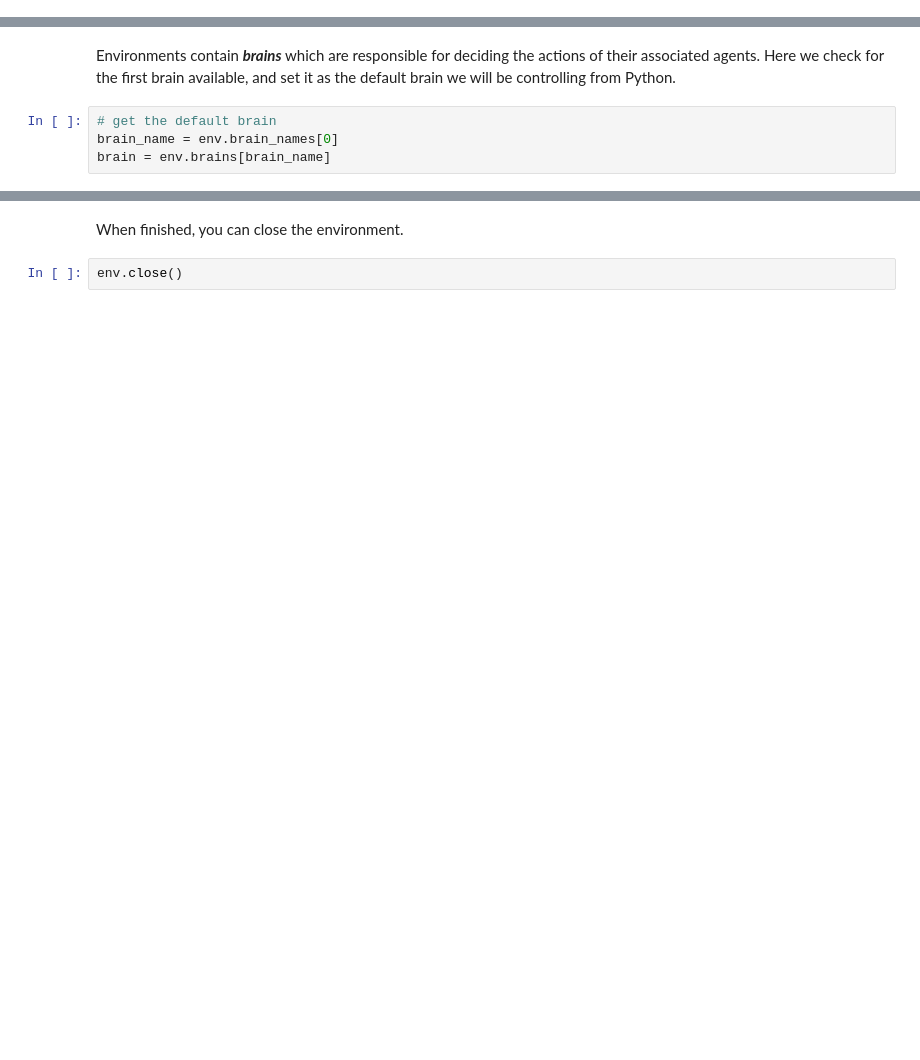
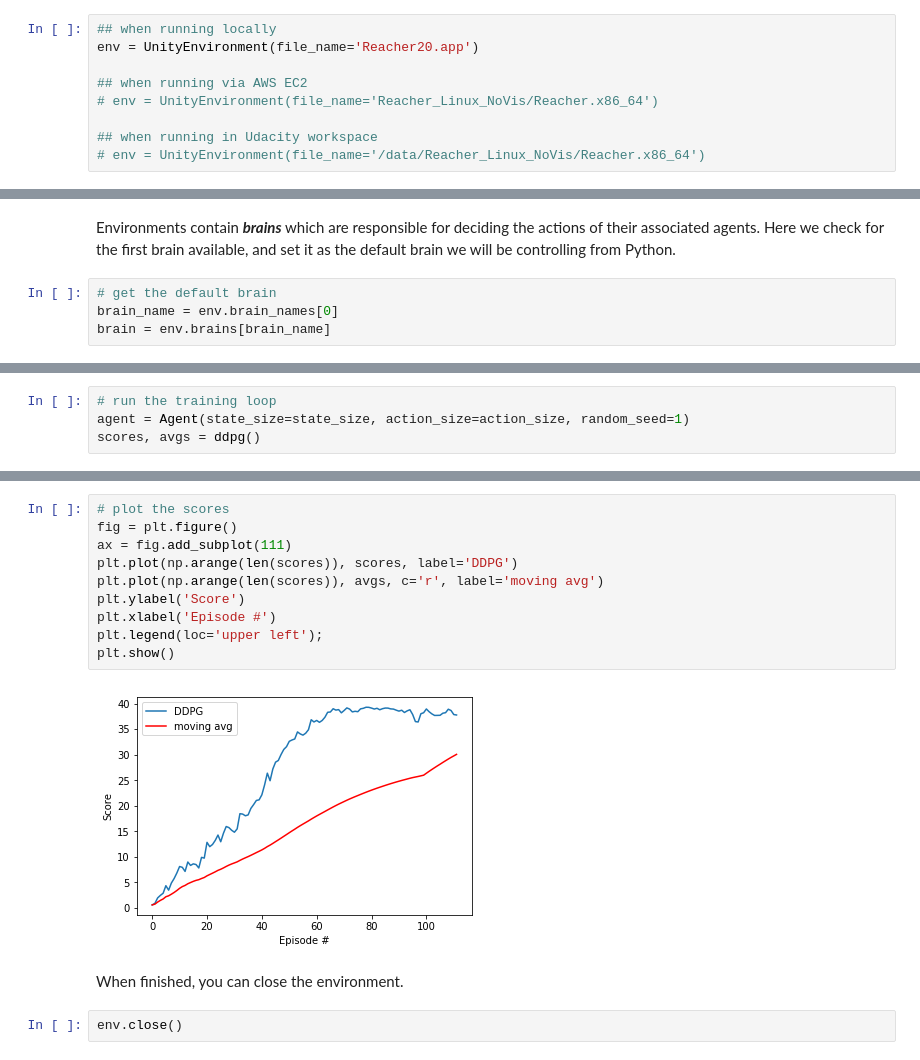
Before and after one commit to EyaRhouma/continuous_control_DDPG, a Jupyter notebook: Continuous_Control.ipynb, the cells around one changed output, grey strips where cells are left out. Drawn from its saved outputs; the diff is of its cells as text; blank space fills up the shorter version.

```diff
--- a/Continuous_Control.ipynb
+++ b/Continuous_Control.ipynb
@@ -32,0 +42,9 @@ env = UnityEnvironment(file_name='...')
+# %%
+## when running locally
+env = UnityEnvironment(file_name='Reacher20.app')
+
+## when running via AWS EC2
+# env = UnityEnvironment(file_name='Reacher_Linux_NoVis/Reacher.x86_64')
+
+## when running in Udacity workspace
+# env = UnityEnvironment(file_name='/data/Reacher_Linux_NoVis/Reacher.x86_64')
@@ -87,0 +207,4 @@ print('Total score (averaged over agents) this episode: {}'.format(np.mean(score
+# %%
+# run the training loop
+agent = Agent(state_size=state_size, action_size=action_size, random_seed=1)
+scores, avgs = ddpg()
@@ -88,3 +229,15 @@ print('Total score (averaged over agents) this episode: {}'.format(np.mean(score
+# %%
+# plot the scores
+fig = plt.figure()
+ax = fig.add_subplot(111)
+plt.plot(np.arange(len(scores)), scores, label='DDPG')
+plt.plot(np.arange(len(scores)), avgs, c='r', label='moving avg')
+plt.ylabel('Score')
+plt.xlabel('Episode #')
+plt.legend(loc='upper left');
+plt.show()
+# %% [output]
+[figure, added]
 # %% [markdown]
 When finished, you can close the environment.
 # %%
```
Also changed, not shown: parts of 15 cells of this notebook, 1 other file.
